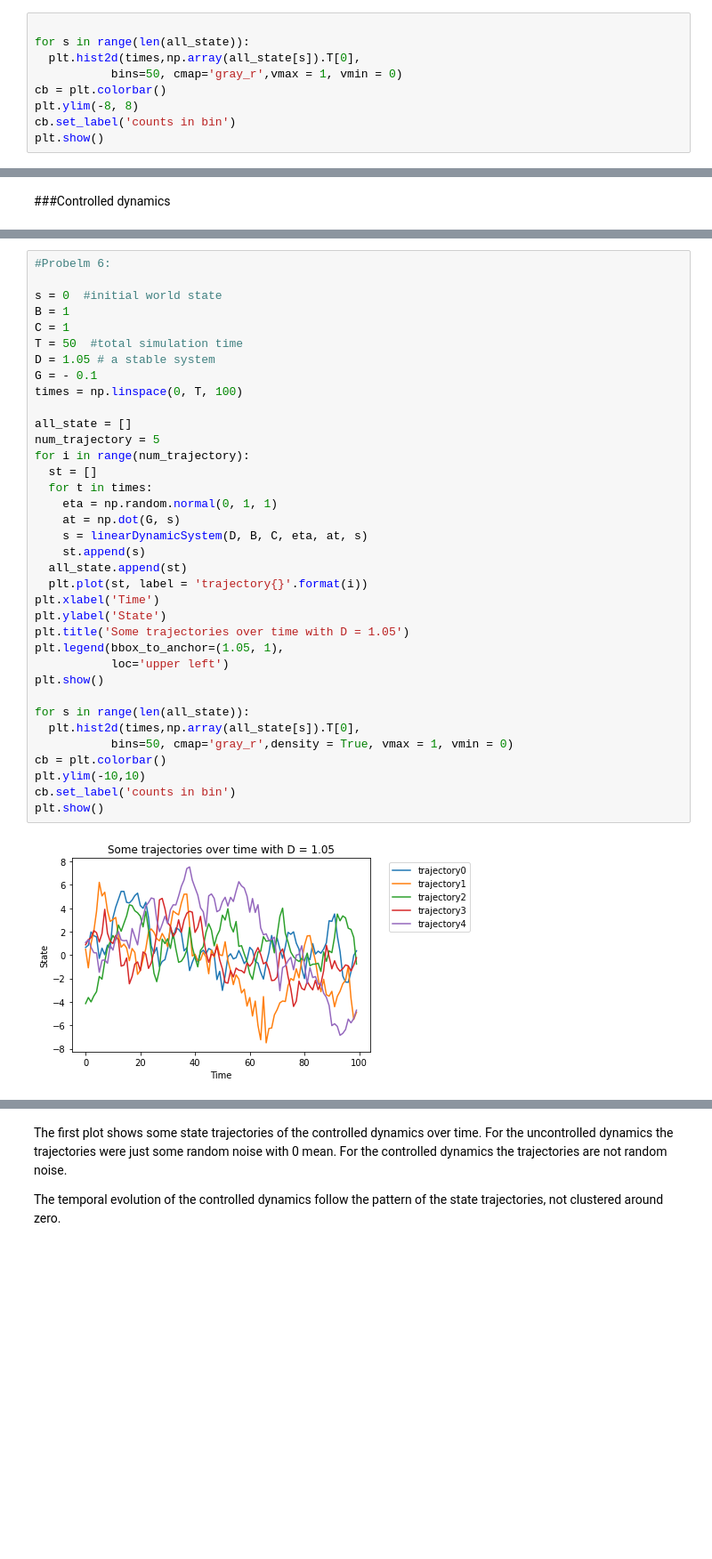
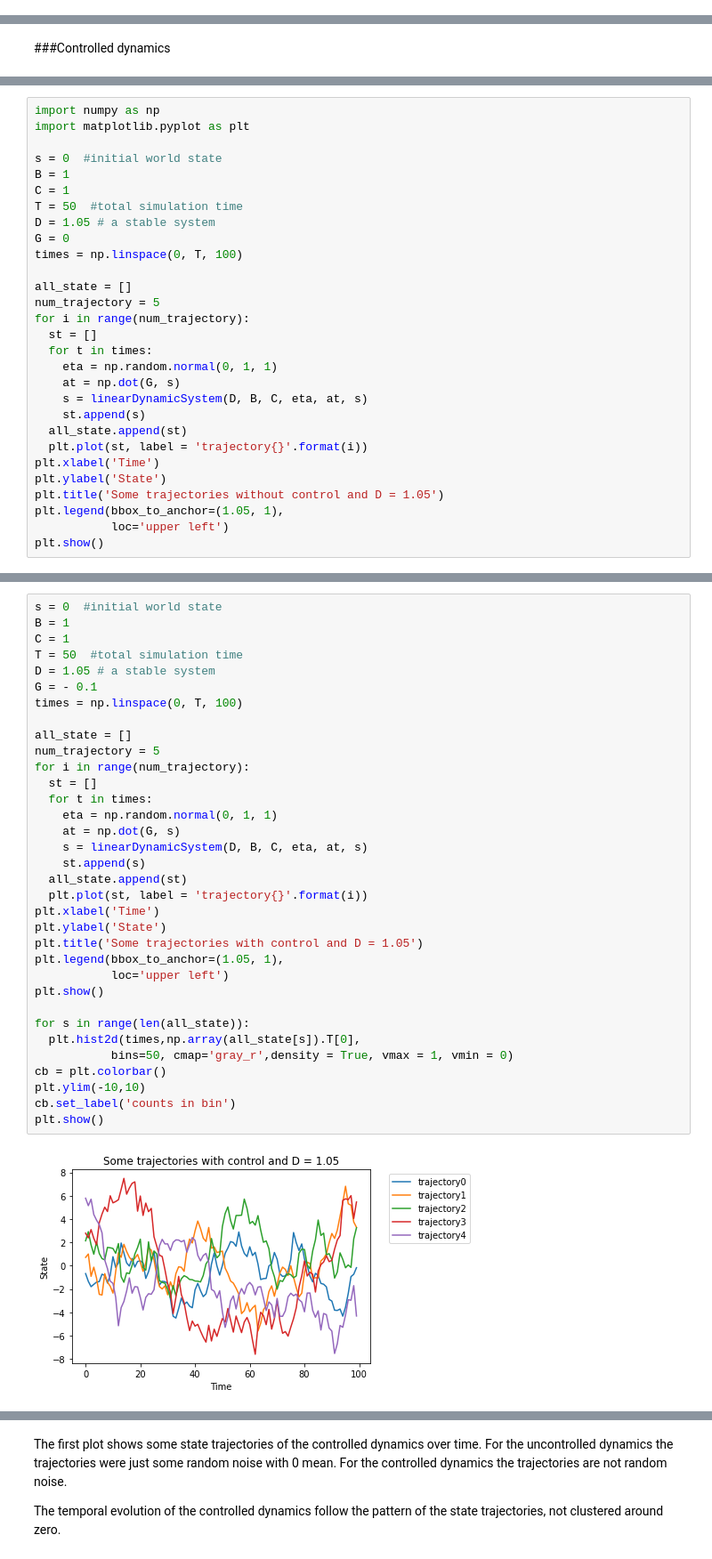
Before and after one commit to afrojaakter/Neural-Computation, a Jupyter notebook: Control.ipynb, the cells around one changed output, grey strips where cells are left out. Shown at 89% size. Saved outputs shown, nothing was run; the diff lists cells and outputs as text; blank space fills up the shorter version.

```diff
--- a/Control.ipynb
+++ b/Control.ipynb
@@ -153,12 +134,3 @@ plt.show()
 [figure]
 # %% [markdown]
 The above plot shows the histogram of 1000 trajectories with dynamics, D = 1.05. We need wider range of states now because the loss goes up with the value of D. Since loss goes up means the states are not close to origin in this case, as the action cost if fixed.
-# %%
-
-for s in range(len(all_state)):
-  plt.hist2d(times,np.array(all_state[s]).T[0],
-           bins=50, cmap='gray_r',vmax = 1, vmin = 0)
-cb = plt.colorbar()
-plt.ylim(-8, 8)
-cb.set_label('counts in bin')
-plt.show()
@@ -195,0 +167,29 @@ The above plot shows the average loss of all trajectories verses the range of dy
+# %%
+import numpy as np
+import matplotlib.pyplot as plt
+
+s = 0  #initial world state
+B = 1
+C = 1
+T = 50  #total simulation time
+D = 1.05 # a stable system
+G = 0
+times = np.linspace(0, T, 100)
+
+all_state = []
+num_trajectory = 5
+for i in range(num_trajectory):
+  st = []
+  for t in times:
+    eta = np.random.normal(0, 1, 1)
+    at = np.dot(G, s)
+    s = linearDynamicSystem(D, B, C, eta, at, s)
+    st.append(s)
+  all_state.append(st)
+  plt.plot(st, label = 'trajectory{}'.format(i))
+plt.xlabel('Time')
+plt.ylabel('State')
+plt.title('Some trajectories without control and D = 1.05')
+plt.legend(bbox_to_anchor=(1.05, 1),
+           loc='upper left')
+plt.show()
@@ -196,41 +200,39 @@ The above plot shows the average loss of all trajectories verses the range of dy
 # %%
-#Probelm 6:
-
 s = 0  #initial world state
 B = 1
 C = 1
 T = 50  #total simulation time
 D = 1.05 # a stable system
 G = - 0.1
 times = np.linspace(0, T, 100)
 
 all_state = []
 num_trajectory = 5
 for i in range(num_trajectory):
   st = []
   for t in times:
     eta = np.random.normal(0, 1, 1)
     at = np.dot(G, s)
     s = linearDynamicSystem(D, B, C, eta, at, s)
     st.append(s)
   all_state.append(st)
   plt.plot(st, label = 'trajectory{}'.format(i))
 plt.xlabel('Time')
 plt.ylabel('State')
-plt.title('Some trajectories over time with D = 1.05')
+plt.title('Some trajectories with control and D = 1.05')
 plt.legend(bbox_to_anchor=(1.05, 1),
            loc='upper left')
 plt.show()
 
 for s in range(len(all_state)):
   plt.hist2d(times,np.array(all_state[s]).T[0],
            bins=50, cmap='gray_r',density = True, vmax = 1, vmin = 0)
 cb = plt.colorbar()
 plt.ylim(-10,10)
 cb.set_label('counts in bin')
 plt.show()
 # %% [output]
-[figure, old version]
+[figure, new version]
 [figure]
 # %% [markdown]
 The first plot shows some state trajectories of the controlled dynamics over time. For the uncontrolled dynamics the trajectories were just some random noise with 0 mean. For the controlled dynamics the trajectories are not random noise.
```
Also changed, not shown: parts of 24 cells of this notebook.
